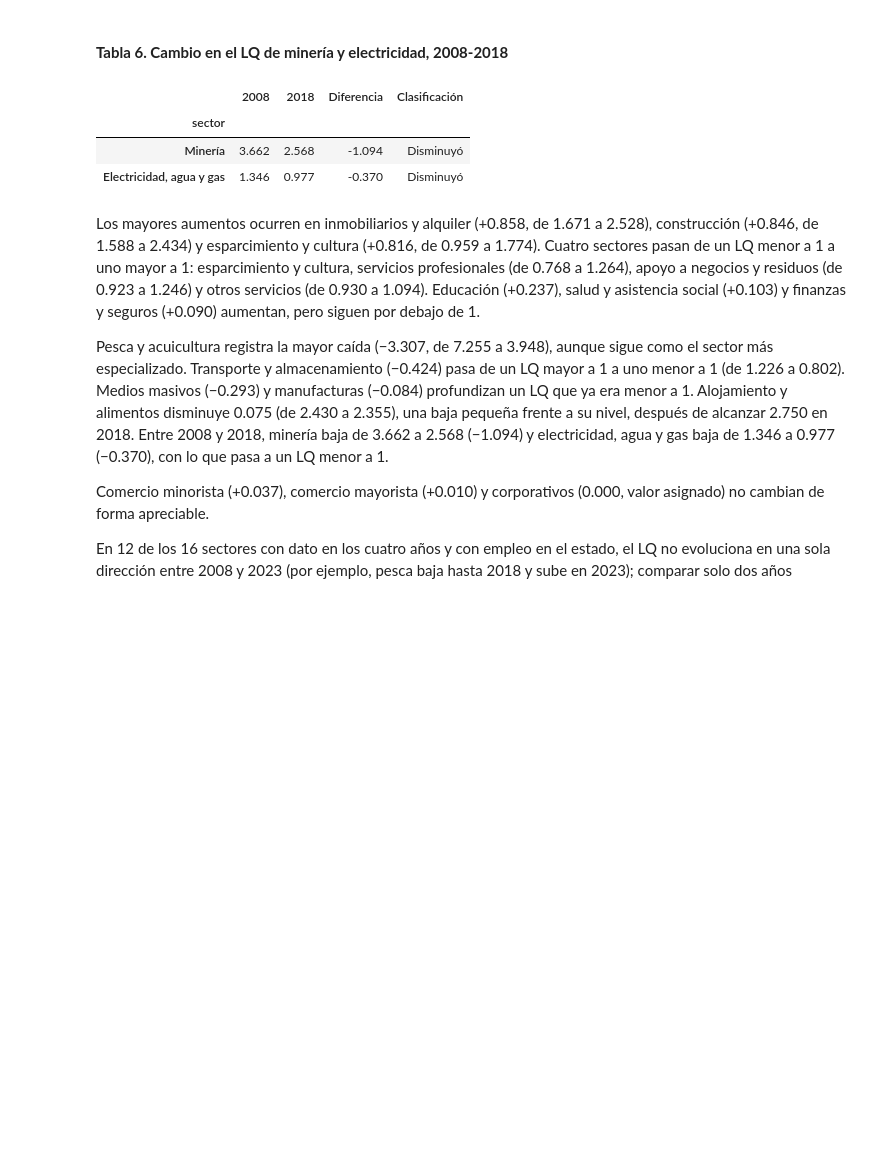
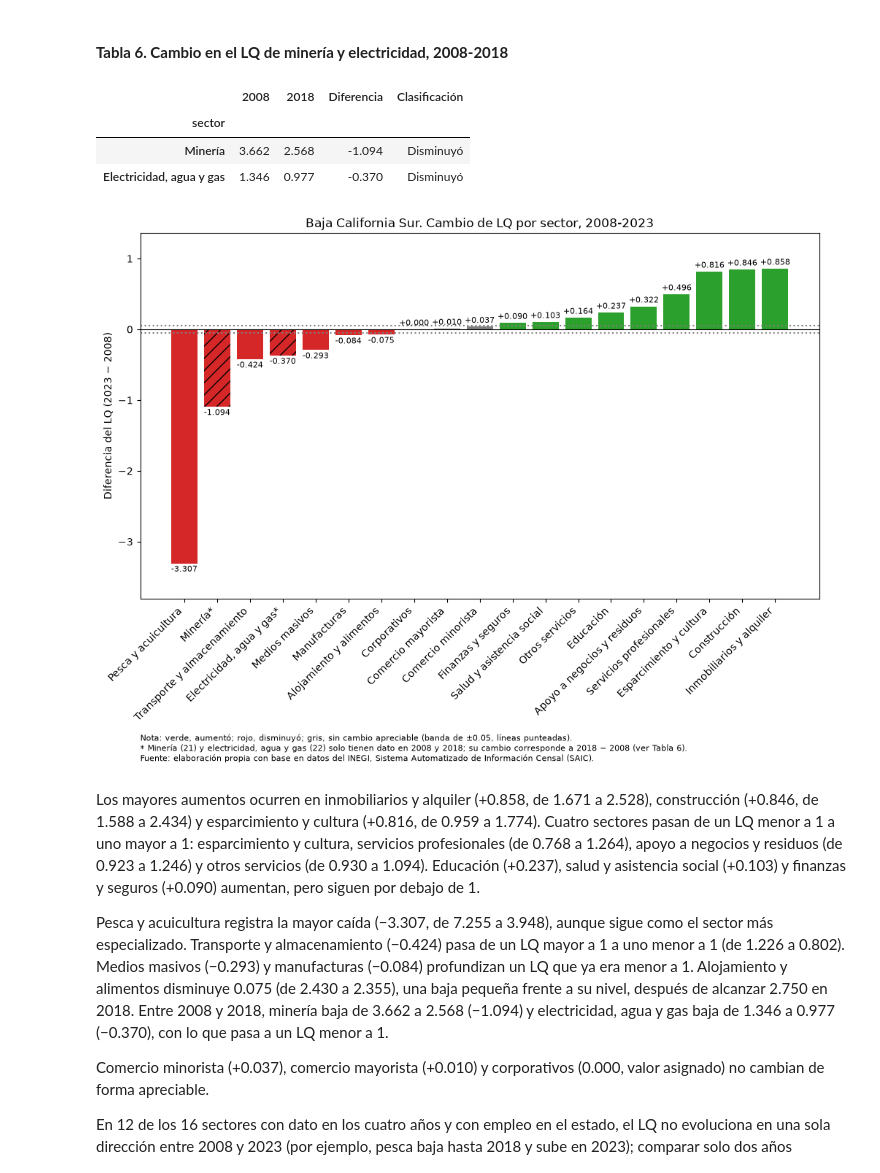
Before and after one commit to Jose-Castanedas/coeficiente_localizacion, a Jupyter notebook: notebook/coeficiente_localizacion_bcs.ipynb, the cells around one changed output. Saved outputs shown, nothing was run; the diff lists cells and outputs as text; code cells hidden in the pictures; blank space fills up the shorter version.

Commit message:
feat: agrega código para generar gráfica 3

```diff
--- a/notebook/coeficiente_localizacion_bcs.ipynb
+++ b/notebook/coeficiente_localizacion_bcs.ipynb
@@ -848,6 +848,67 @@ tabla_21_22
 | sector |  |  |  |  |
 | Minería | 3.662 | 2.568 | -1.094 | Disminuyó |
 | Electricidad, agua y gas | 1.346 | 0.977 | -0.370 | Disminuyó |
+# %%
+# Gráfica 3. Cambio del LQ por sector, 2008-2023
+
+# 1. Cambio por sector: 2023 − 2008, o 2018 − 2008 para minería y electricidad (sin dato en 2023)
+
+datos = lq_exacto.copy()
+datos['cambio'] = datos['diferencia'].fillna(datos[2018] - datos[2008])
+
+# 2. Clasificar con la misma tolerancia de la pregunta 4
+
+datos['clase'] = datos['cambio'].apply(clasificar, tolerancia=tolerancia)
+
+# 3. Ordenar de menor a mayor cambio y marcar con asterisco minería y electricidad
+
+datos = datos.sort_values('cambio')
+datos = datos.rename(index={'Minería': 'Minería*', 'Electricidad, agua y gas': 'Electricidad, agua y gas*'})
+posiciones = range(len(datos))
+
+# 4. Color según la clasificación
+
+colores = datos['clase'].map({
+    'Disminuyó': 'tab:red',
+    'Sin cambio apreciable': 'tab:gray',
+    'Aumentó': 'tab:green'
+})
+
+# 5. Crear la figura y dibujar las barras con sus etiquetas
+
+plt.figure(figsize=(12, 6.5))
+barras = plt.bar(posiciones, datos['cambio'], color=colores)
+plt.bar_label(barras, fmt='%+.3f', fontsize=8, padding=2)
+
+# 6. Rayar las barras de minería y electricidad (cambio 2008-2018)
+
+for barra, sector in zip(barras, datos.index):
+    if sector.endswith('*'):
+        barra.set_hatch('//')
+
+# 7. Línea en cero y bandas punteadas en ±tolerancia
+
+plt.axhline(0, color='black', linewidth=0.8)
+plt.axhline(tolerancia, linestyle=':', color='gray')
+plt.axhline(-tolerancia, linestyle=':', color='gray')
+
+# 8. Ejes, título, nota y fuente
+
+plt.xticks(posiciones, datos.index, rotation=45, ha='right')
+plt.ylabel('Diferencia del LQ (2023 − 2008)')
+plt.title('Baja California Sur. Cambio de LQ por sector, 2008-2023')
+plt.margins(y=0.12)
+plt.xlabel('Nota: verde, aumentó; rojo, disminuyó; gris, sin cambio apreciable (banda de ±0.05, líneas punteadas).\n* Minería (21) y electricidad, agua y gas (22) solo tienen dato en 2008 y 2018; su cambio corresponde a 2018 − 2008 (ver Tabla 6).\nFuente: elaboración propia con base en datos del INEGI, Sistema Automatizado de Información Censal (SAIC).', loc='left', fontsize=8, labelpad=10)
+
+# 9. Guardar gráfica en directorio figures
+
+plt.savefig('../figures/grafica_03_cambio_lq.png', dpi=150, bbox_inches='tight')
+
+# 10. Mostrar gráfica
+
+plt.show()
+# %% [output]
+[figure, added]
 # %% [markdown]
 Los mayores aumentos ocurren en inmobiliarios y alquiler (+0.858, de 1.671 a 2.528), construcción (+0.846, de 1.588 a 2.434) y esparcimiento y cultura (+0.816, de 0.959 a 1.774). Cuatro sectores pasan de un LQ menor a 1 a uno mayor a 1: esparcimiento y cultura, servicios profesionales (de 0.768 a 1.264), apoyo a negocios y residuos (de 0.923 a 1.246) y otros servicios (de 0.930 a 1.094). Educación (+0.237), salud y asistencia social (+0.103) y finanzas y seguros (+0.090) aumentan, pero siguen por debajo de 1.
 
```
Also changed, not shown: 1 other file.
